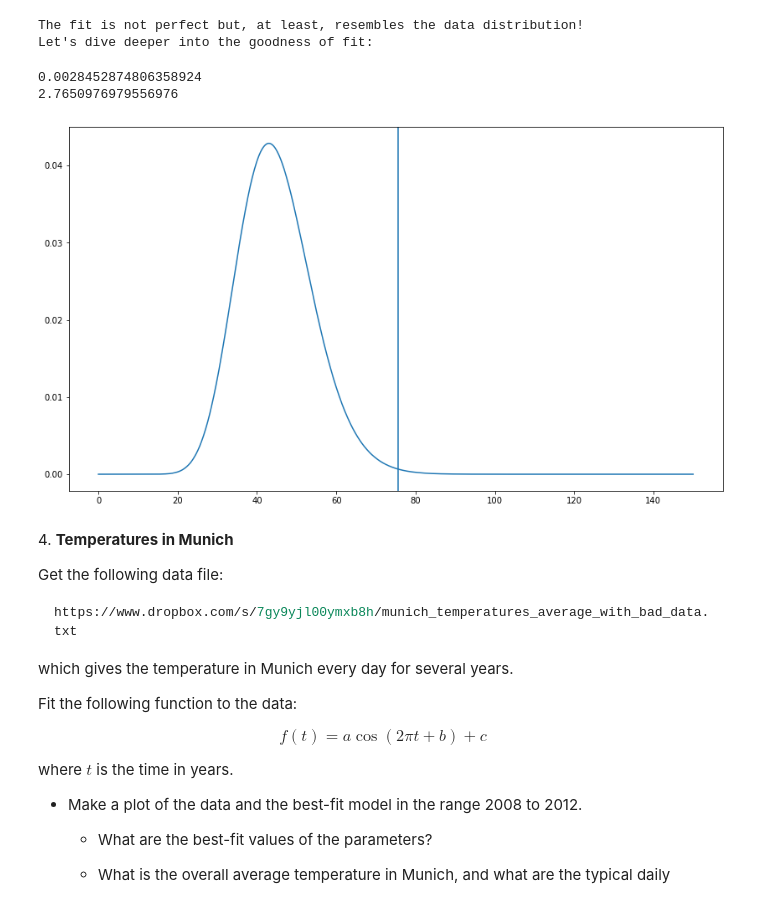
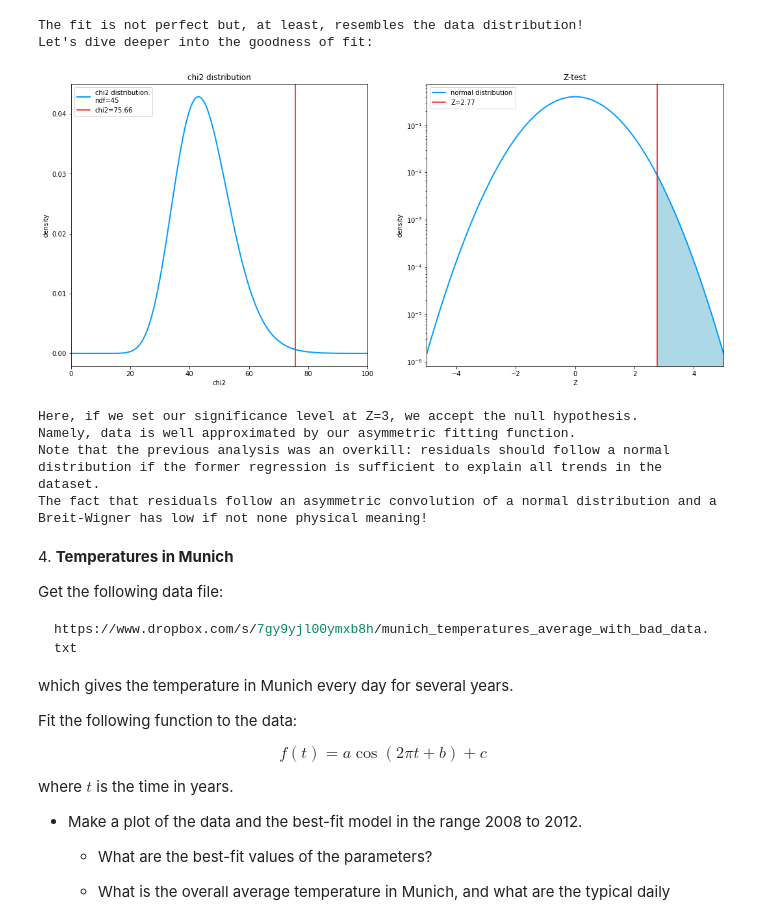
Before and after one commit to PhysicsOfData/LaboratoryOfComputationalPhysics_Y4, a Jupyter notebook: 08ex_fitting.ipynb, the cells around one changed output. Cells and saved outputs as stored; diff of their text form; code cells hidden in the pictures.

```diff
--- a/08ex_fitting.ipynb
+++ b/08ex_fitting.ipynb
@@ -732,27 +732,61 @@ print("Let's dive deeper into the goodness of fit:")
 # %% [output]
 The fit is not perfect but, at least, resembles the data distribution!
 Let's dive deeper into the goodness of fit:
-# %%
-xgrid      = np.linspace(0, 150, 1500)
-chi2_distr = scipy.stats.chi2.pdf(xgrid, df=ndf)
-
-p_value = scipy.stats.chi2.sf(chisq, df=ndf)
-z       = scipy.stats.norm.ppf(1-p_value)
-
-print(p_value)
-print(z)
-
-fig, ax = plt.subplots(figsize=(14,8))
-
-ax.plot(xgrid, chi2_distr)
-
-ax.axvline(chisq)
-
-plt.show()
-# %% [output]
-0.0028452874806358924
-2.7650976979556976
-[figure, removed]
+# %%
+xgrid      = np.linspace(0, 100, 1000)
+chi2_distr = scipy.stats.chi2.pdf(xgrid, df=ndf)
+
+p_value = scipy.stats.chi2.sf(chisq, df=ndf)
+z       = scipy.stats.norm.ppf(1-p_value)
+
+zgrid      = np.linspace(-5, 5, 500)
+norm_distr = scipy.stats.norm.pdf(zgrid, loc=0, scale=1)
+
+
+fig, ax = plt.subplots(ncols=2, figsize=(18,8))
+
+ax[0].plot(xgrid, chi2_distr, lw=2, color="#009cff", label=f"chi2 distribution:\nndf={ndf}")
+
+ax[0].axvline(chisq, color="red", label=f"chi2={chisq:.2f}")
+
+ax[0].set_xlim(0, xgrid.max())
+
+ax[0].set_title("chi2 distribution")
+ax[0].set_xlabel("chi2")
+ax[0].set_ylabel("density")
+
+ax[0].legend()
+
+ax[1].plot(
+    zgrid, norm_distr, lw=2, color="#009cff", label='normal distribution'
+)
+
+ax[1].axvline(z, color="red", label=f"Z={z:.2f}")
+ax[1].fill_between(zgrid, norm_distr, where=(zgrid>z), color="lightblue")
+
+ax[1].set_xlim(zgrid.min(), zgrid.max())
+
+ax[1].set_title("Z-test")
+ax[1].set_xlabel("Z")
+ax[1].set_ylabel("density")
+
+ax[1].set_yscale("log")
+ax[1].legend()
+
+plt.show()
+# %% [output]
+[figure, added]
+# %%
+print("Here, if we set our significance level at Z=3, we accept the null hypothesis.")
+print("Namely, data is well approximated by our asymmetric fitting function.")
+
+print("Note that the previous analysis was an overkill: residuals should follow a normal distribution if the former regression is sufficient to explain all trends in the dataset.")
+print("The fact that residuals follow an asymmetric convolution of a normal distribution and a Breit-Wigner has low if not none physical meaning!")
+# %% [output]
+Here, if we set our significance level at Z=3, we accept the null hypothesis.
+Namely, data is well approximated by our asymmetric fitting function.
+Note that the previous analysis was an overkill: residuals should follow a normal distribution if the former regression is sufficient to explain all trends in the dataset.
+The fact that residuals follow an asymmetric convolution of a normal distribution and a Breit-Wigner has low if not none physical meaning!
 # %% [markdown]
 4\. **Temperatures in Munich**
 
```
Also changed, not shown: parts of 1 cell of this notebook.
